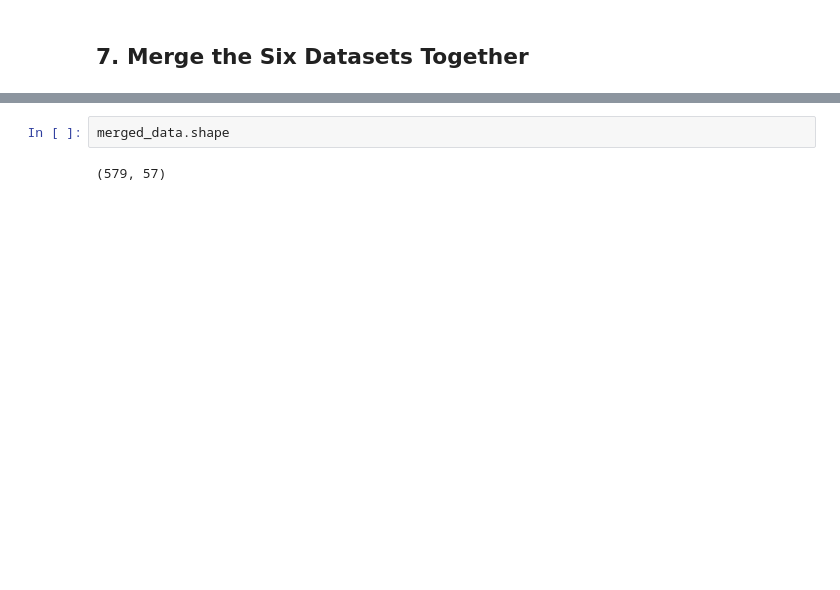
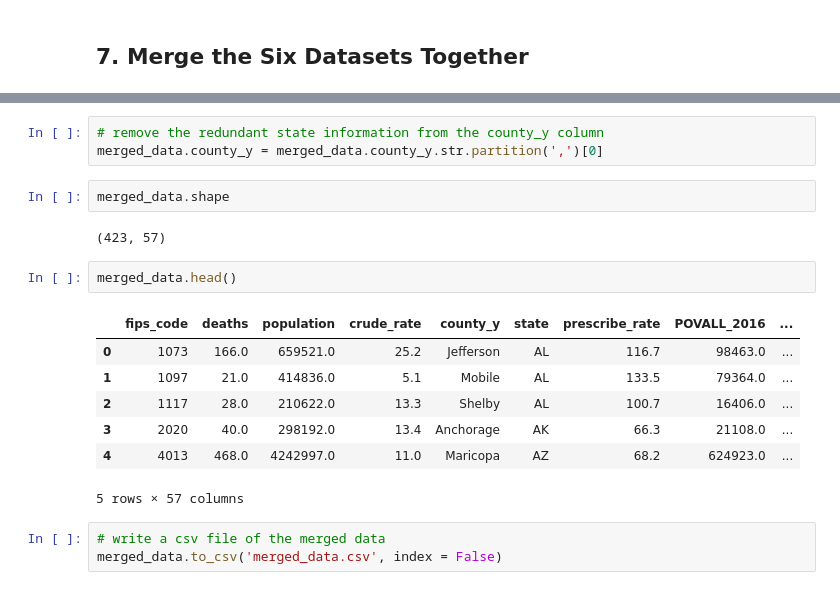
Before and after one commit to danielhanbitlee/Springboard, a Jupyter notebook: capstone_project/data_wrangling.ipynb, the cells around one changed output, grey strips where cells are left out. Drawn from its saved outputs; the diff is of its cells as text; blank space fills up the shorter version.

Commit message:
data_wrangling jupyter notebook

```diff
--- a/capstone_project/data_wrangling.ipynb
+++ b/capstone_project/data_wrangling.ipynb
@@ -422,4 +417,20 @@ memory usage: 262.4+ KB
+# %%
+# remove the redundant state information from the county_y column
+merged_data.county_y = merged_data.county_y.str.partition(',')[0]
 # %%
 merged_data.shape
 # %% [output]
-(579, 57)
+(423, 57)
+# %%
+merged_data.head()
+# %% [output]
+|  | fips_code | deaths | population | crude_rate | county_y | state | prescribe_rate | POVALL_2016 | ... |
+| 0 | 1073 | 166.0 | 659521.0 | 25.2 | Jefferson | AL | 116.7 | 98463.0 | ... |
+| 1 | 1097 | 21.0 | 414836.0 | 5.1 | Mobile | AL | 133.5 | 79364.0 | ... |
+| 2 | 1117 | 28.0 | 210622.0 | 13.3 | Shelby | AL | 100.7 | 16406.0 | ... |
+| 3 | 2020 | 40.0 | 298192.0 | 13.4 | Anchorage | AK | 66.3 | 21108.0 | ... |
+| 4 | 4013 | 468.0 | 4242997.0 | 11.0 | Maricopa | AZ | 68.2 | 624923.0 | ... |
+5 rows × 57 columns
+# %%
+# write a csv file of the merged data
+merged_data.to_csv('merged_data.csv', index = False)
```
Also changed, not shown: parts of 12 cells of this notebook.
